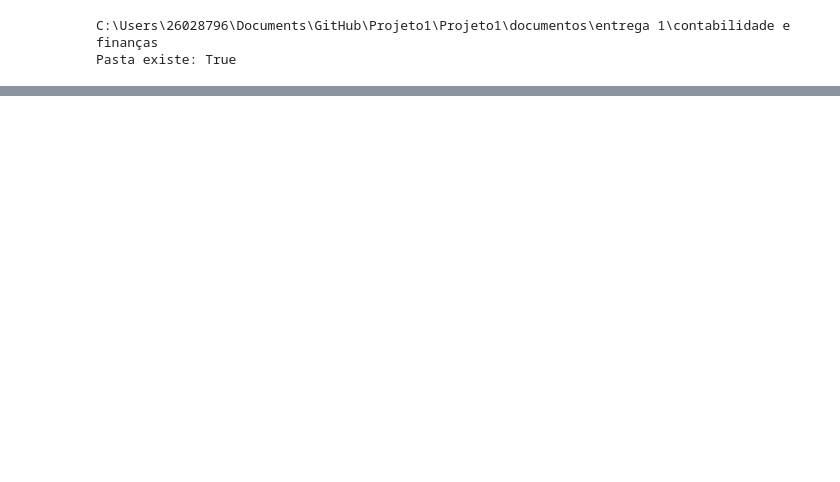
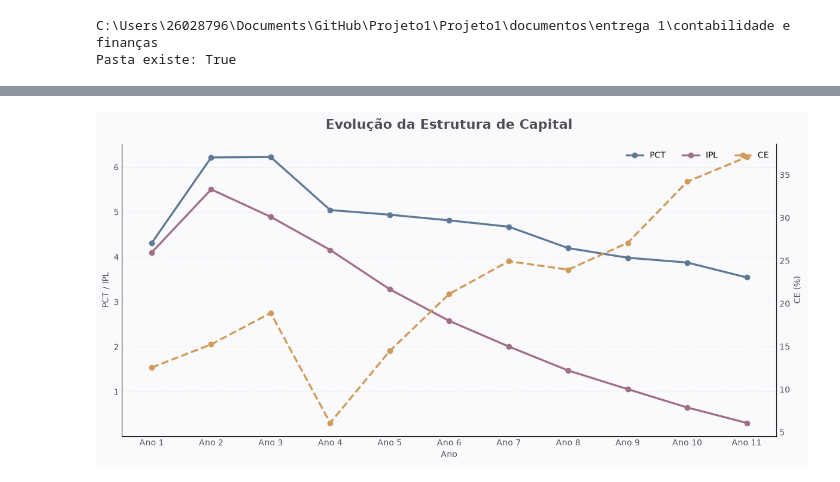
Before and after one commit to 2026-2-NCC4/Projeto1, a Jupyter notebook: notebooks/03_kpis.ipynb, the cells around one changed output, grey strips where cells are left out. Cells and saved outputs as stored; diff of their text form; code cells hidden in the pictures; blank space fills up the shorter version.

```diff
--- a/notebooks/03_kpis.ipynb
+++ b/notebooks/03_kpis.ipynb
@@ -4442,0 +4889,84 @@ Pasta existe: True
+# %%
+COR_PCT = "#5E7896"
+COR_IPL = "#A06F83"
+COR_CE = "#D09A58"
+
+COR_TEXTO = "#504C57"
+COR_GRADE = "#DDD8E3"
+COR_FUNDO = "#FAF9FB"
+
+fig, ax1 = plt.subplots(figsize=(12, 6))
+
+fig.patch.set_facecolor(COR_FUNDO)
+ax1.set_facecolor(COR_FUNDO)
+
+linha_pct, = ax1.plot(
+    comparativo_anual["Ano"],
+    comparativo_anual["PCT"],
+    marker="o",
+    linewidth=2.4,
+    color=COR_PCT,
+    label="PCT"
+)
+
+linha_ipl, = ax1.plot(
+    comparativo_anual["Ano"],
+    comparativo_anual["IPL"],
+    marker="o",
+    linewidth=2.4,
+    color=COR_IPL,
+    label="IPL"
+)
+
+ax2 = ax1.twinx()
+
+linha_ce, = ax2.plot(
+    comparativo_anual["Ano"],
+    comparativo_anual["CE"] * 100,
+    marker="o",
+    linewidth=2.4,
+    linestyle="--",
+    color=COR_CE,
+    label="CE"
+)
+
+ax1.set_title(
+    "Evolução da Estrutura de Capital",
+    fontsize=16,
+    fontweight="bold",
+    color=COR_TEXTO,
+    pad=18
+)
+
+ax1.set_xlabel("Ano", color=COR_TEXTO)
+ax1.set_ylabel("PCT / IPL", color=COR_TEXTO)
+ax2.set_ylabel("CE (%)", color=COR_TEXTO)
+
+ax1.yaxis.grid(
+    True,
+    linestyle="--",
+    alpha=0.35,
+    color=COR_GRADE
+)
+
+ax1.set_axisbelow(True)
+
+for lado in ["top", "left"]:
+    ax1.spines[lado].set_visible(False)
+
+ax2.spines["top"].set_visible(False)
+
+ax1.tick_params(axis="both", colors=COR_TEXTO, length=0)
+ax2.tick_params(axis="y", colors=COR_TEXTO, length=0)
+
+ax1.legend(
+    [linha_pct, linha_ipl, linha_ce],
+    ["PCT", "IPL", "CE"],
+    frameon=False,
+    ncol=3
+)
+
+plt.tight_layout()
+plt.show()
+# %% [output]
+[figure, added]
```
Also changed, not shown: parts of 19 cells of this notebook.
